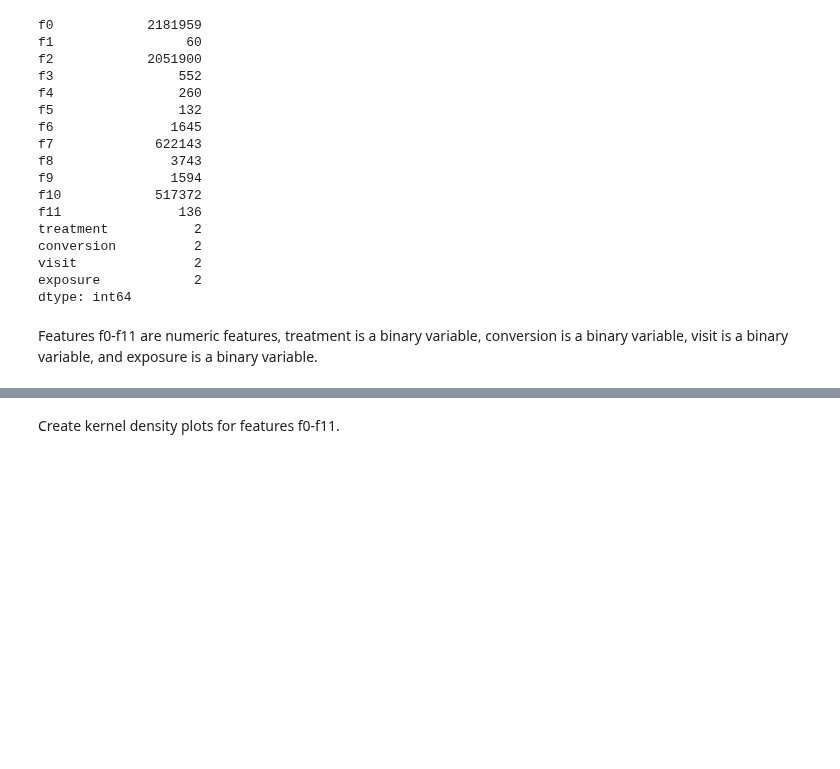
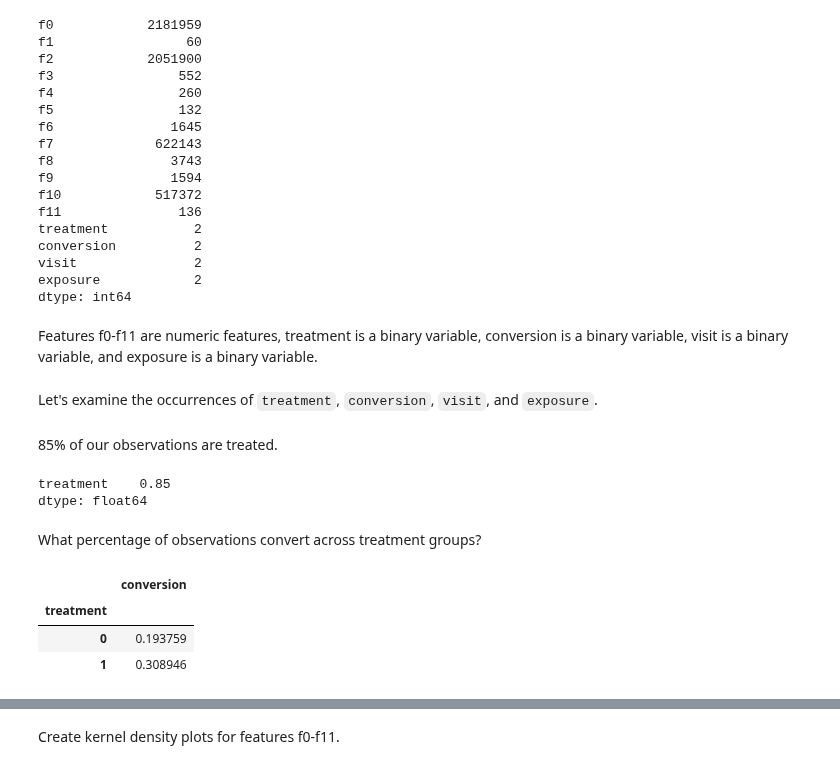
Before and after one commit to cdbale/optimized-sequential-synthesis, a Jupyter notebook: Code/Criteo/Criteo Data Cleaning.ipynb, the cells around one changed output, grey strips where cells are left out. Drawn from its saved outputs; the diff is of its cells as text; code cells hidden in the pictures; blank space fills up the shorter version.

```diff
--- a/Code/Criteo/Criteo Data Cleaning.ipynb
+++ b/Code/Criteo/Criteo Data Cleaning.ipynb
@@ -128,3 +108,21 @@ exposure            2
 dtype: int64
 # %% [markdown]
 Features f0-f11 are numeric features, treatment is a binary variable, conversion is a binary variable, visit is a binary variable, and exposure is a binary variable.
+# %% [markdown]
+Let's examine the occurrences of `treatment`, `conversion`, `visit`, and `exposure`.
+# %% [markdown]
+85% of our observations are treated.
+# %%
+df.agg({'treatment': 'mean'})
+# %% [output]
+treatment    0.85
+dtype: float64
+# %% [markdown]
+What percentage of observations convert across treatment groups?
+# %%
+df.groupby('treatment').agg({'conversion': 'mean'}) * 100
+# %% [output]
+|  | conversion |
+| treatment |  |
+| 0 | 0.193759 |
+| 1 | 0.308946 |
```
Also changed, not shown: parts of 22 cells of this notebook, 9 other files.
